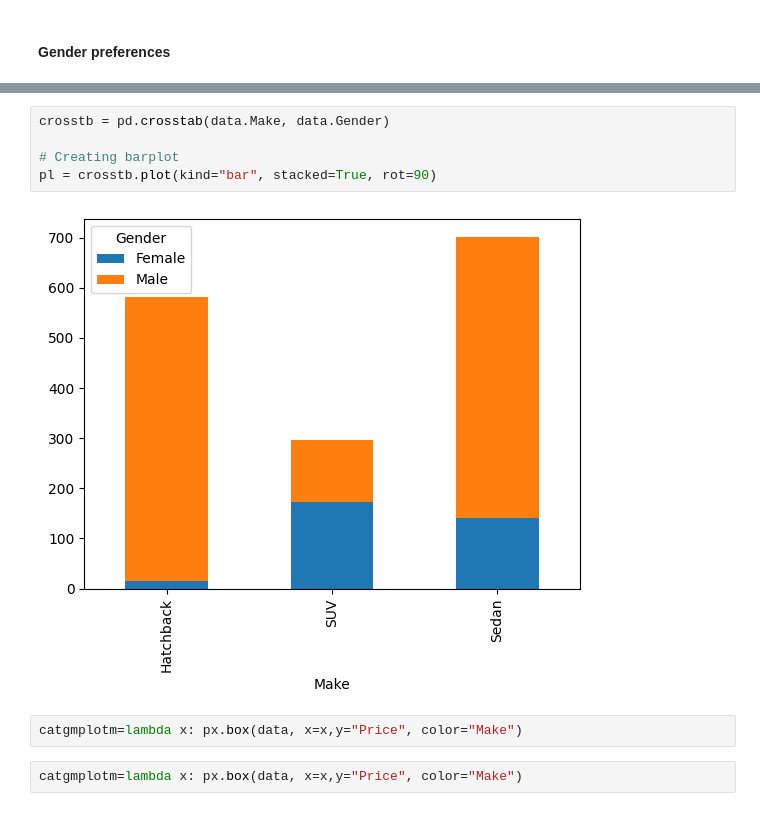
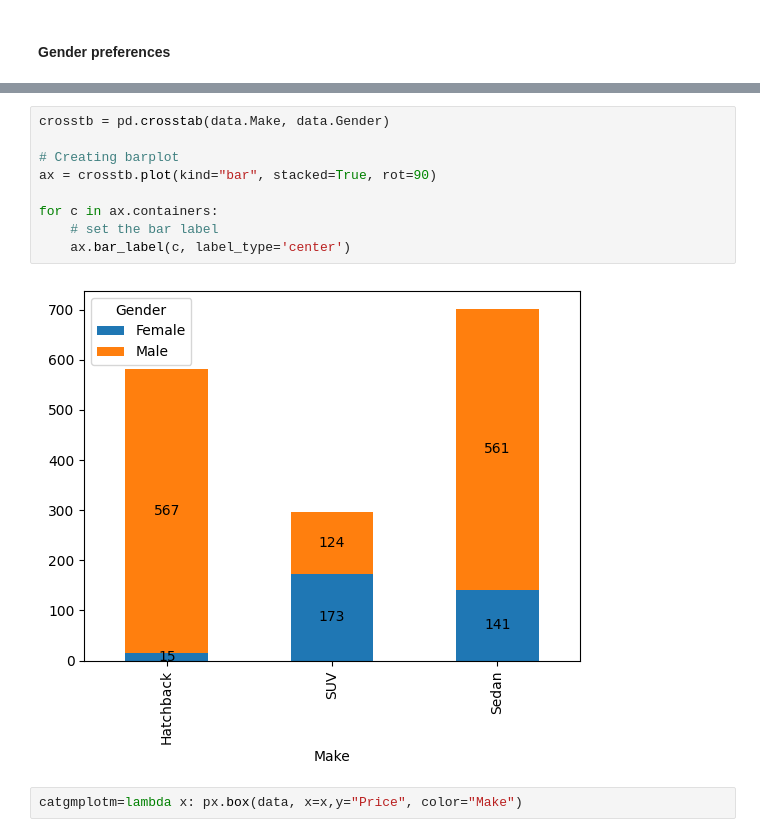
Before and after one commit to devopsopenshift/python, a Jupyter notebook: coded_project/AUSTO.ipynb, the cells around one changed output, grey strips where cells are left out. Saved outputs shown, nothing was run; the diff lists cells and outputs as text.

Commit message:
preferences with chart labels

```diff
--- a/coded_project/AUSTO.ipynb
+++ b/coded_project/AUSTO.ipynb
@@ -275,12 +283,14 @@ sns.displot(data,x=data['Partner_salary'],kind='kde')
 # %%
 crosstb = pd.crosstab(data.Make, data.Gender)
 
 # Creating barplot
-pl = crosstb.plot(kind="bar", stacked=True, rot=90)
+ax = crosstb.plot(kind="bar", stacked=True, rot=90)
+
+for c in ax.containers:
+    # set the bar label
+    ax.bar_label(c, label_type='center')
 # %% [output]
-[figure, old version]
+[figure, new version]
-# %%
-catgmplotm=lambda x: px.box(data, x=x,y="Price", color="Make")
 # %%
 catgmplotm=lambda x: px.box(data, x=x,y="Price", color="Make")
 # %%
```
Also changed, not shown: parts of 1 cell of this notebook.
